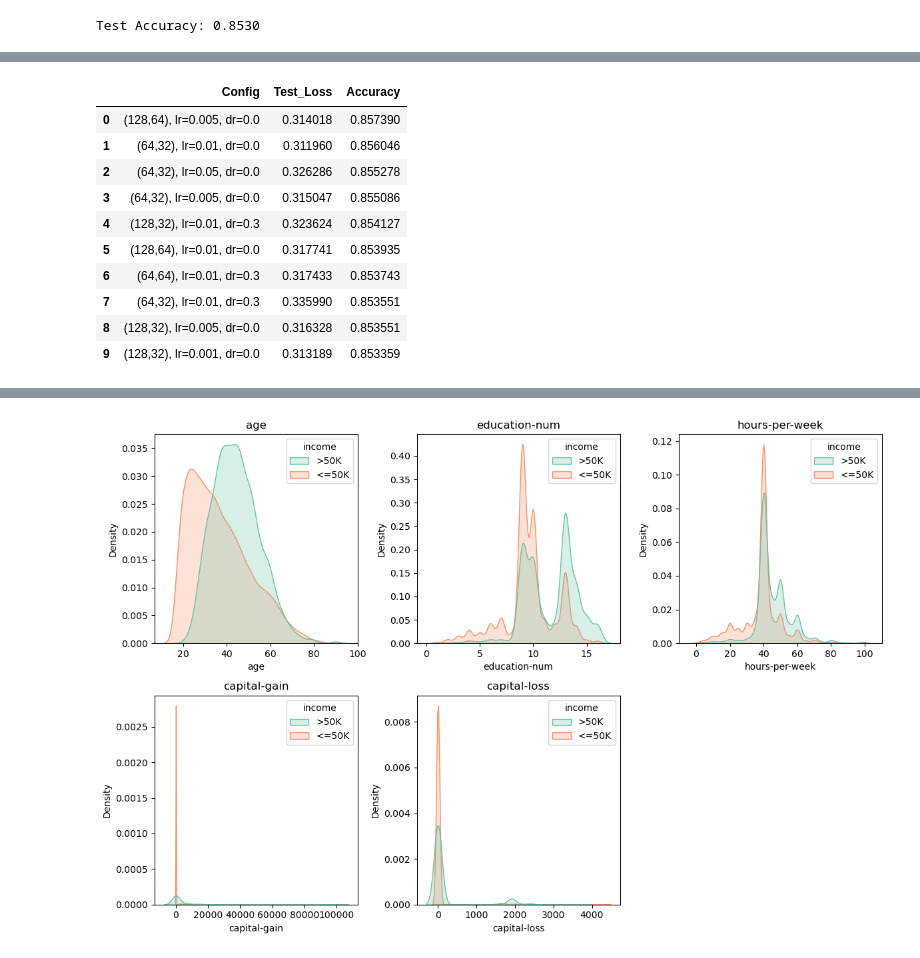
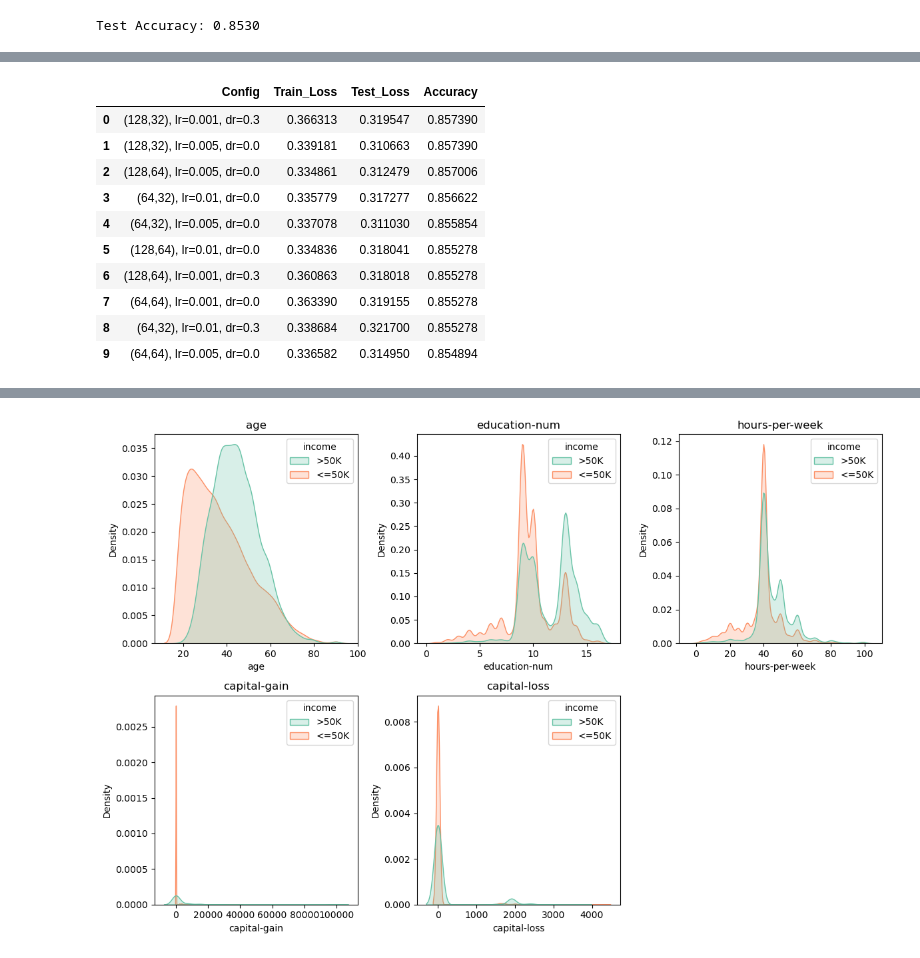
Before and after one commit to EricaCamelopardalis/Applying_MLP, a Jupyter notebook: Combined_Project_2_Annotated.ipynb, the cells around one changed output, grey strips where cells are left out. Saved outputs shown, nothing was run; the diff lists cells and outputs as text; code cells hidden in the pictures.

```diff
--- a/Combined_Project_2_Annotated.ipynb
+++ b/Combined_Project_2_Annotated.ipynb
@@ -452,6 +452,9 @@ for (h1, h2) in hidden_options: # For like
             criterion = nn.BCELoss()
             optimizer = torch.optim.Adam(model.parameters(), lr=lr) # We plug in the learning rates here.
 
+            # Track training loss
+            train_loss_total = 0
+
             # Mini-batch the data
             for xb, yb in train_dl:
                 preds = model(xb) # Forward pass
@@ -459,6 +462,11 @@ for (h1, h2) in hidden_options: # For like
                 optimizer.zero_grad() # Kill the gradients
                 loss.backward() # Backpropagate
                 optimizer.step() # Update parameters
+                train_loss_total += loss.item()
+
+            # Compute average training los per batch.
+            # Average what? Remember it's mini-batches, and loss is computed per batch.
+            train_loss_avg = train_loss_total / len(train_dl)
 
             # Initialize the default variables for accuracies and correctness.
             test_loss = 0
@@ -480,8 +488,8 @@ for (h1, h2) in hidden_options: # For like
             accuracy = correct / total
 
             # Store and print the results
-            results.append((label, test_loss, accuracy))
-            print(f"Loss: {test_loss:.4f}, Accuracy: {accuracy:.4f}\n")
+            results.append((label, train_loss_avg, test_loss, accuracy))
+            print(f"Train Loss: {train_loss_avg:.4f}, Test Loss: {test_loss:.4f}, Accuracy: {accuracy:.4f}\n")
 
 
             if test_loss < best_loss: # If the loss is lesser
@@ -513,20 +521,20 @@ Loss: 0.3120, Accuracy: 0.8560
 # %%
 # Clara
 # Create a results dataframe that holds test loss, accuracy, of all of the attempted models.
-results_df = pd.DataFrame(results, columns=['Config', 'Test_Loss', 'Accuracy'])
+results_df = pd.DataFrame(results, columns=['Config', 'Train_Loss', 'Test_Loss', 'Accuracy'])
 results_df = results_df.sort_values(by='Accuracy', ascending=False).reset_index(drop=True)
 
 # (128, 32) 0.001 does the best.
 display(results_df.head(10))
 # %% [output]
-|  | Config | Test_Loss | Accuracy |
-| 0 | (128,64), lr=0.005, dr=0.0 | 0.314018 | 0.857390 |
-| 1 | (64,32), lr=0.01, dr=0.0 | 0.311960 | 0.856046 |
-| 2 | (64,32), lr=0.05, dr=0.0 | 0.326286 | 0.855278 |
-| 3 | (64,32), lr=0.005, dr=0.0 | 0.315047 | 0.855086 |
-| 4 | (128,32), lr=0.01, dr=0.3 | 0.323624 | 0.854127 |
-| 5 | (128,64), lr=0.01, dr=0.0 | 0.317741 | 0.853935 |
-| 6 | (64,64), lr=0.01, dr=0.3 | 0.317433 | 0.853743 |
-| 7 | (64,32), lr=0.01, dr=0.3 | 0.335990 | 0.853551 |
-| 8 | (128,32), lr=0.005, dr=0.0 | 0.316328 | 0.853551 |
-| 9 | (128,32), lr=0.001, dr=0.0 | 0.313189 | 0.853359 |
+|  | Config | Train_Loss | Test_Loss | Accuracy |
+| 0 | (128,32), lr=0.001, dr=0.3 | 0.366313 | 0.319547 | 0.857390 |
+| 1 | (128,32), lr=0.005, dr=0.0 | 0.339181 | 0.310663 | 0.857390 |
+| 2 | (128,64), lr=0.005, dr=0.0 | 0.334861 | 0.312479 | 0.857006 |
+| 3 | (64,32), lr=0.01, dr=0.0 | 0.335779 | 0.317277 | 0.856622 |
+| 4 | (64,32), lr=0.005, dr=0.0 | 0.337078 | 0.311030 | 0.855854 |
+| 5 | (128,64), lr=0.01, dr=0.0 | 0.334836 | 0.318041 | 0.855278 |
+| 6 | (128,64), lr=0.001, dr=0.3 | 0.360863 | 0.318018 | 0.855278 |
+| 7 | (64,64), lr=0.001, dr=0.0 | 0.363390 | 0.319155 | 0.855278 |
+| 8 | (64,32), lr=0.01, dr=0.3 | 0.338684 | 0.321700 | 0.855278 |
+| 9 | (64,64), lr=0.005, dr=0.0 | 0.336582 | 0.314950 | 0.854894 |
```
Also changed, not shown: parts of 12 cells of this notebook.
